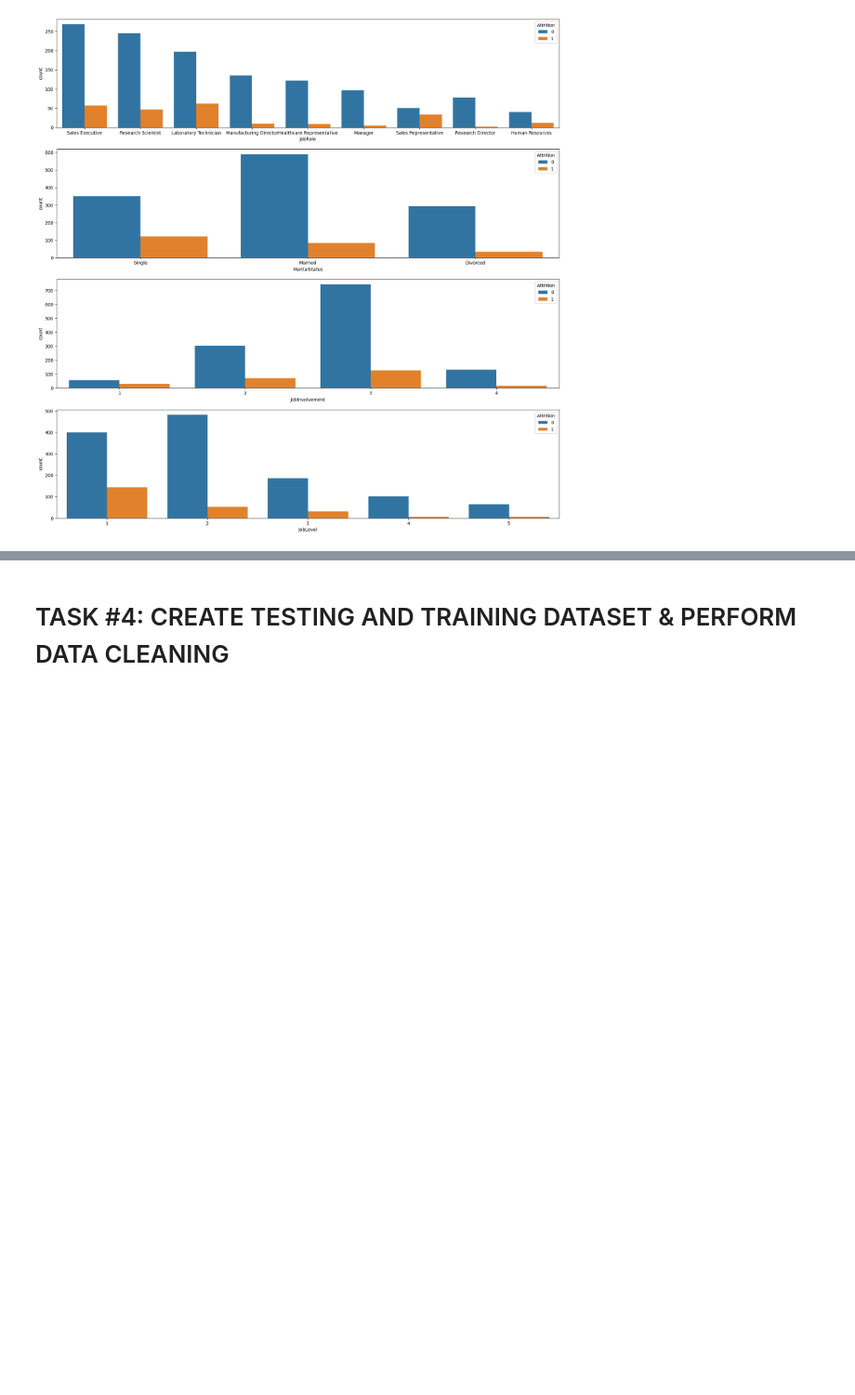
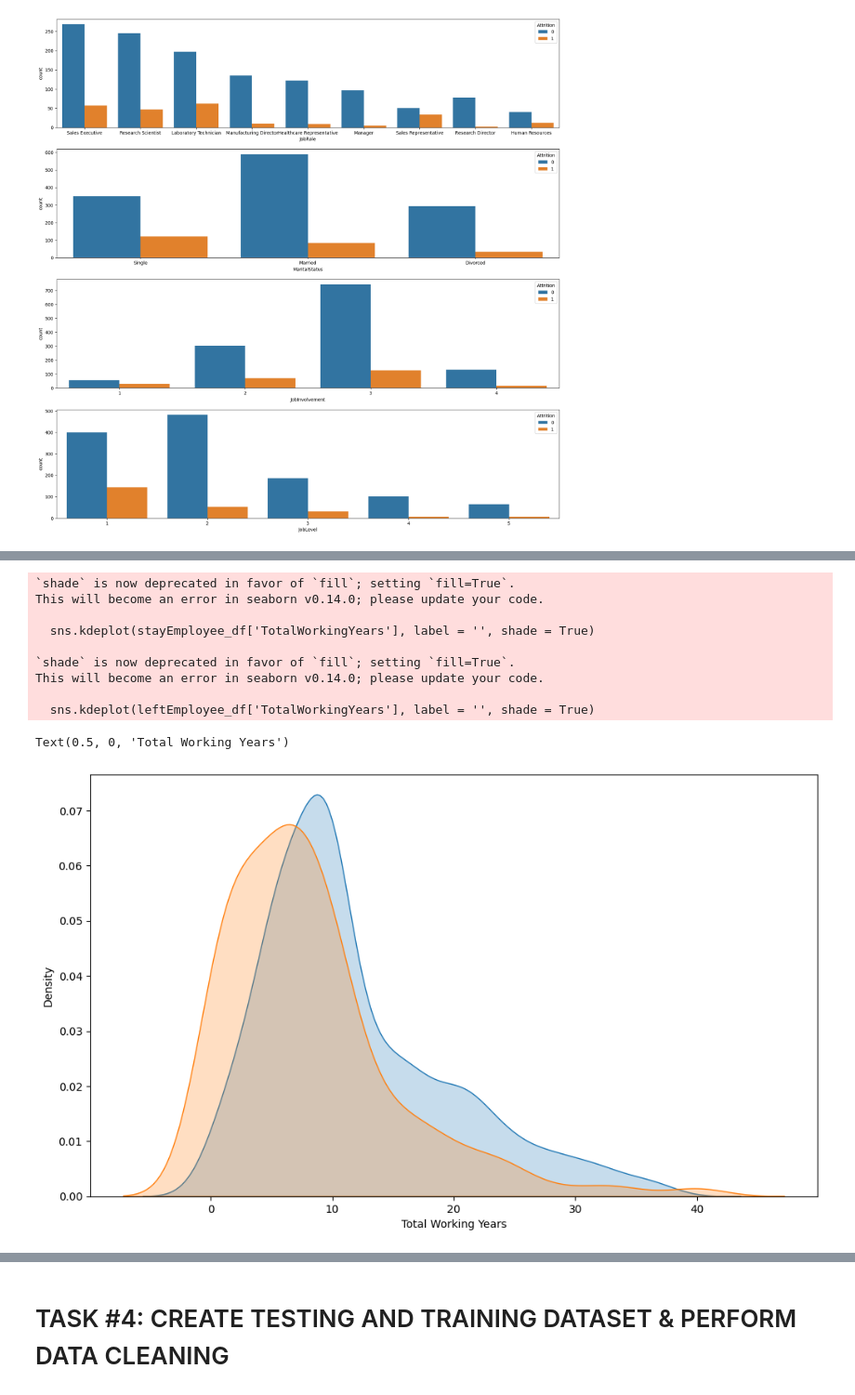
Before and after one commit to daffafahreza4/HumanResourcesDepartement, a Jupyter notebook: Human_Resources_Department_Skeleton.ipynb, the cells around one changed output, grey strips where cells are left out. Shown at 93% size. Saved outputs shown, nothing was run; the diff lists cells and outputs as text; code cells hidden in the pictures; blank space fills up the shorter version.

```diff
--- a/Human_Resources_Department_Skeleton.ipynb
+++ b/Human_Resources_Department_Skeleton.ipynb
@@ -312,2 +336,21 @@ This will become an error in seaborn v0.14.0; please update your code.
+# %%
+plt.figure(figsize=[12, 7])
+
+sns.kdeplot(stayEmployee_df['TotalWorkingYears'], label = '', shade = True)
+sns.kdeplot(leftEmployee_df['TotalWorkingYears'], label = '', shade = True)
+
+plt.xlabel('Total Working Years')
+# %% [output]
+`shade` is now deprecated in favor of `fill`; setting `fill=True`.
+This will become an error in seaborn v0.14.0; please update your code.
+
+  sns.kdeplot(stayEmployee_df['TotalWorkingYears'], label = '', shade = True)
+
+`shade` is now deprecated in favor of `fill`; setting `fill=True`.
+This will become an error in seaborn v0.14.0; please update your code.
+
+  sns.kdeplot(leftEmployee_df['TotalWorkingYears'], label = '', shade = True)
+Text(0.5, 0, 'Total Working Years')
+[figure, added]
 # %%
 # Let's see the Gender vs. Monthly Income
```
Also changed, not shown: parts of 4 cells of this notebook.
